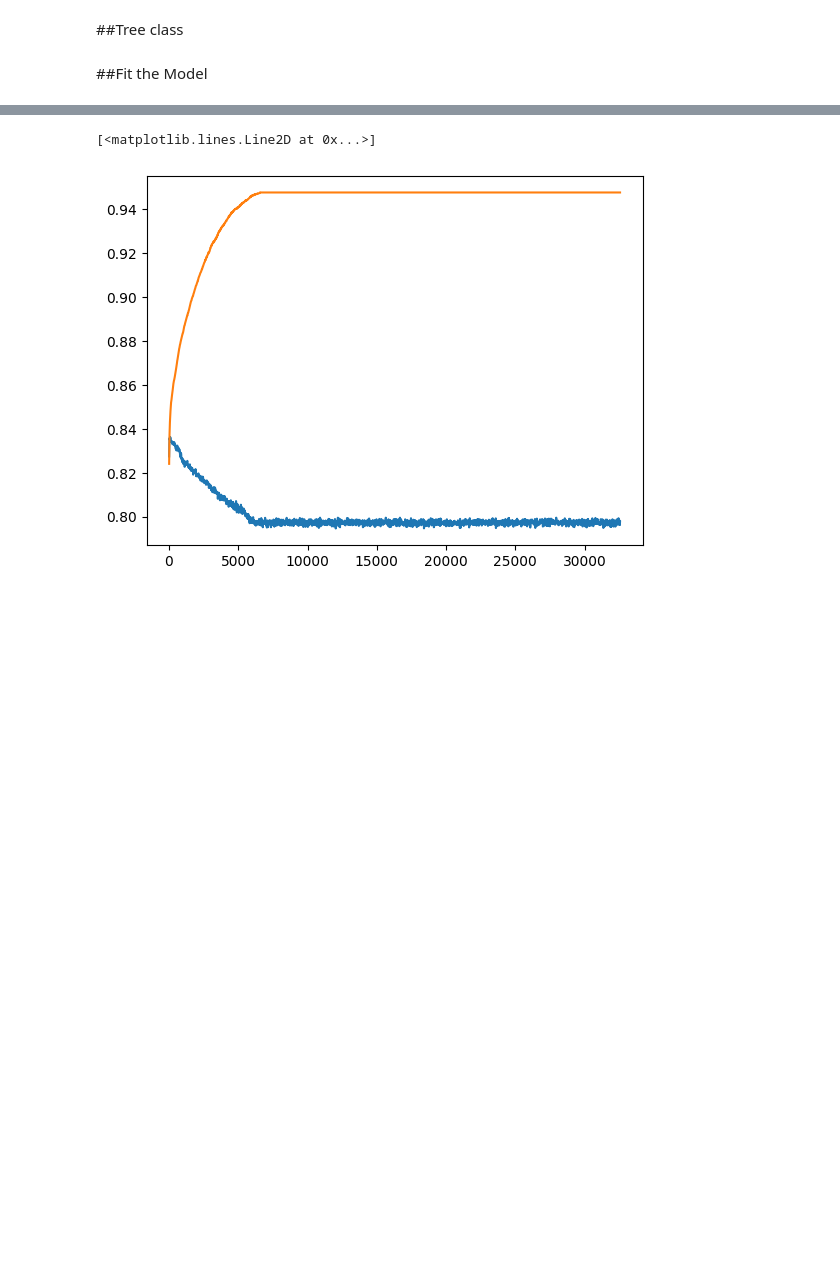
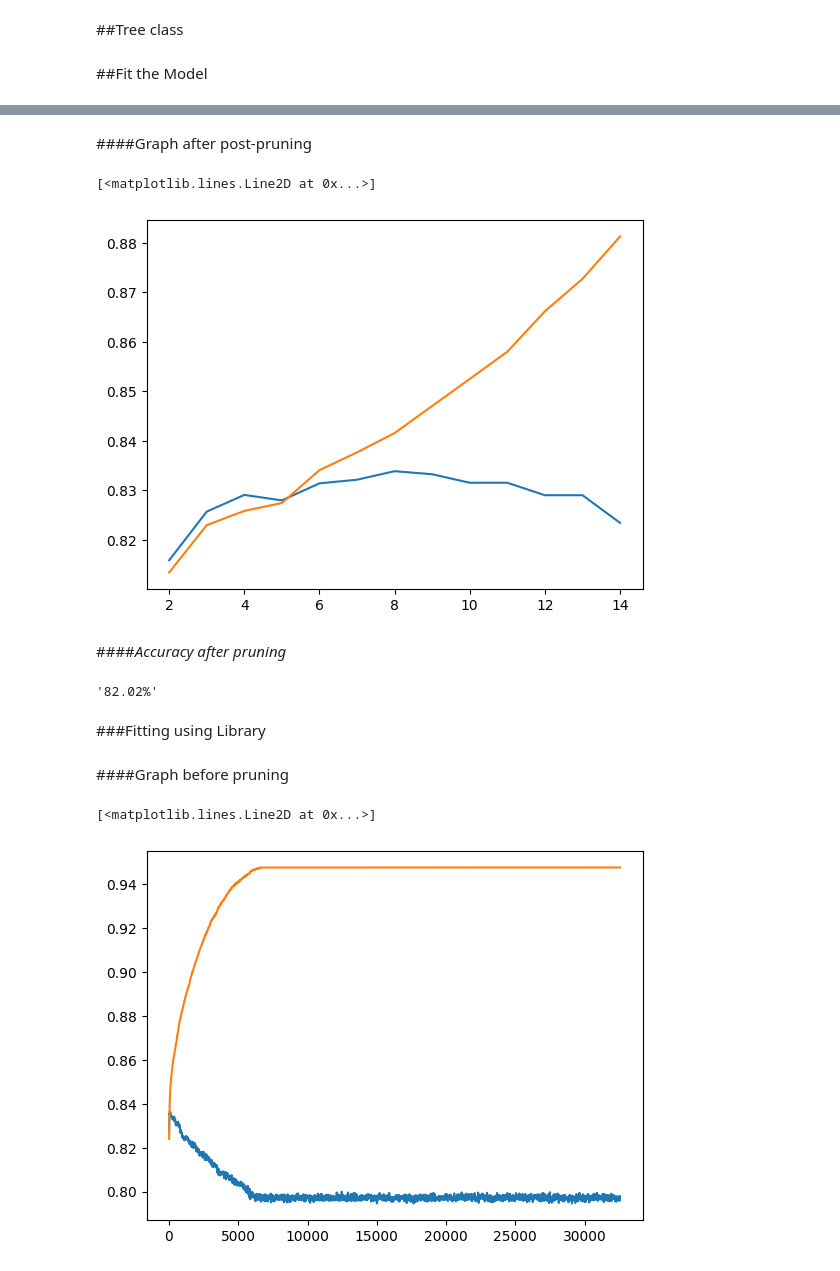
Before and after one commit to Hritik003/Decision-Tree-with-Pruning, a Jupyter notebook: decision_Tree.ipynb, the cells around one changed output, grey strips where cells are left out. Cells and saved outputs as stored; diff of their text form; code cells hidden in the pictures; blank space fills up the shorter version.

```diff
--- a/decision_Tree.ipynb
+++ b/decision_Tree.ipynb
@@ -845,0 +755,25 @@ dt_x_test=discrete_test.drop(['income'],axis=1);
+# %% [markdown]
+####Graph after post-pruning
+# %%
+
+
+n=dt_x_train.shape[1]
+x_ax=[]
+y_ax_test=[]
+y_ax_train=[]
+
+
+
+for i in range(n, 1, -1):
+    pruned_3 = DecisionTree(max_depth=i)
+    pruned_3.fit(dt_x_train, dt_y_train)
+    pruned_tree = reduced_error_prune(pruned_3.tree_, dt_x_train, dt_y_train)
+    pruned_3.tree_=pruned_tree
+    x_ax.append(i)
+    y_ax_test.append(pruned_3.score(dt_x_test, dt_y_test))
+    y_ax_train.append(pruned_3.score(dt_x_train, dt_y_train))
+plt.plot(x_ax,y_ax_test)
+plt.plot(x_ax,y_ax_train)
+# %% [output]
+[<matplotlib.lines.Line2D at 0x...>]
+[figure, added]
@@ -846 +785,12 @@ dt_x_test=discrete_test.drop(['income'],axis=1);
+# %% [markdown]
+####*Accuracy after pruning*
+# %%
+from sklearn.metrics import accuracy_score
+round((accuracy_score(dt_y_test,y_pred_prune))*100,2).astype(str)+'%'
+# %% [output]
+'82.02%'
+# %% [markdown]
+###Fitting using Library
+# %% [markdown]
+####Graph before pruning
 # %%
```
Also changed, not shown: parts of 27 cells of this notebook.
